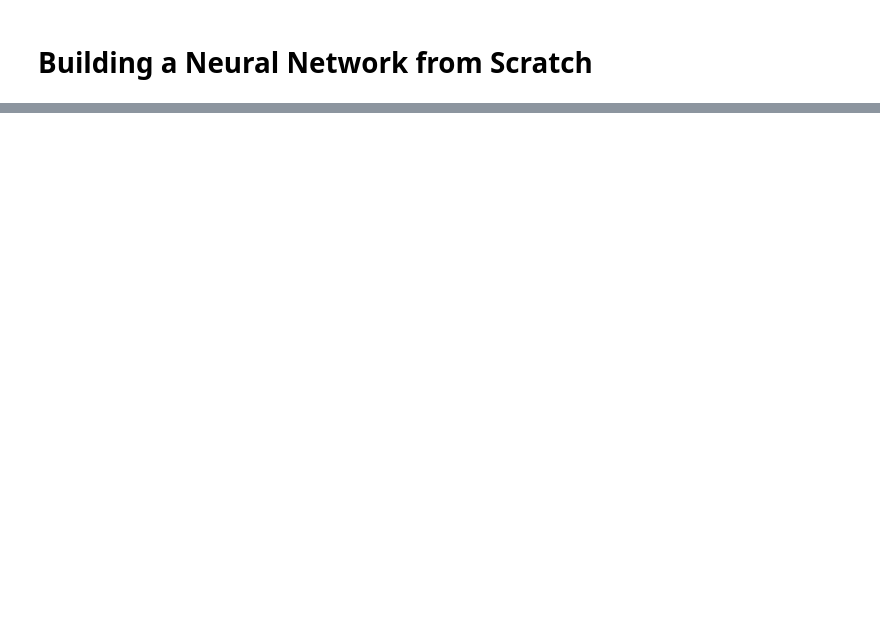
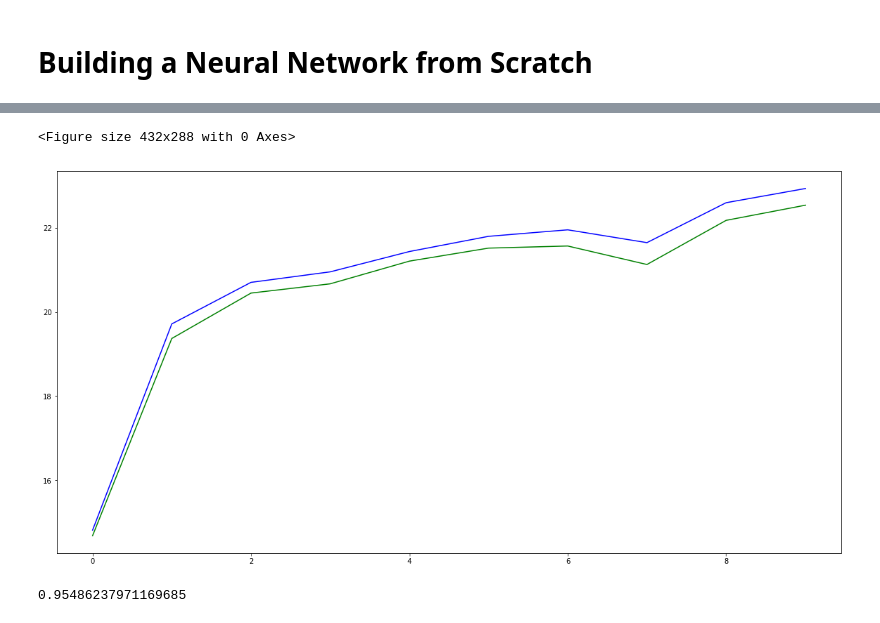
Before and after one commit to ReiiSky/RecurrentLabs, a Jupyter notebook: NeuralNetworks/NeuralNetwork.ipynb, the cells around one changed output, grey strips where cells are left out. Cells and saved outputs as stored; diff of their text form; code cells hidden in the pictures; blank space fills up the shorter version.

```diff
--- a/NeuralNetworks/NeuralNetwork.ipynb
+++ b/NeuralNetworks/NeuralNetwork.ipynb
@@ -190,0 +259,13 @@ Training Epoch 9: 38741 / 60000
+# %%
+plt.clf()
+plt.figure(figsize=(20,10))
+plt.plot([x/len(trainingData)*100 for x in trainingResults[0]], color="b")
+plt.plot([x/len(testingData)*100 for x in testingResults[0]], color="g")
+plt.show()
+# %% [output]
+<Figure size 432x288 with 0 Axes>
+[figure, added]
+# %%
+testingResults[1][0]
+# %% [output]
+0.95486237971169685
```
Also changed, not shown: parts of 12 cells of this notebook, 1 other file.
